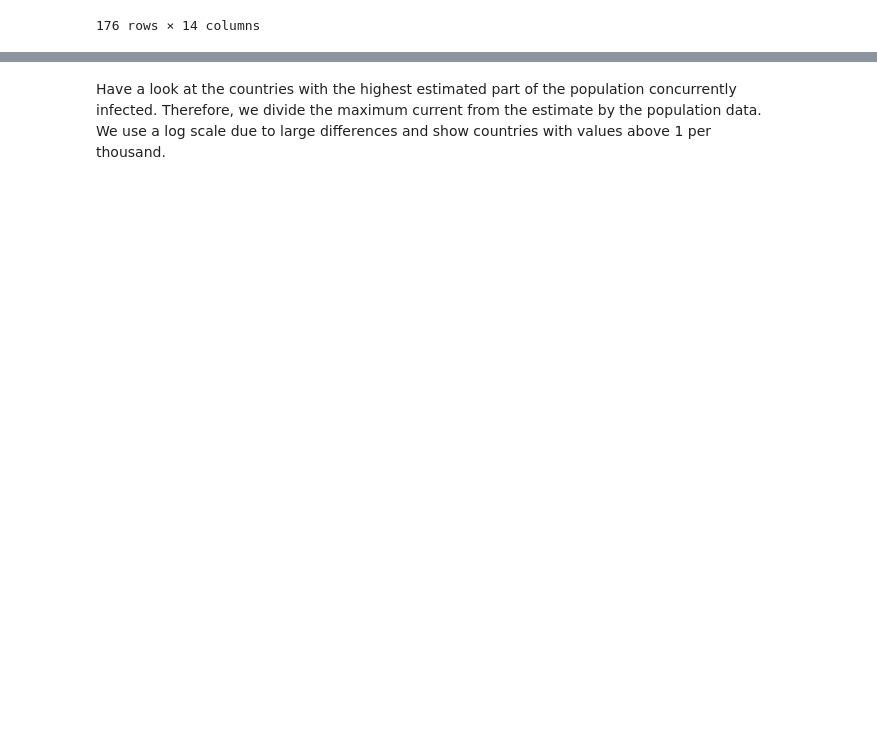
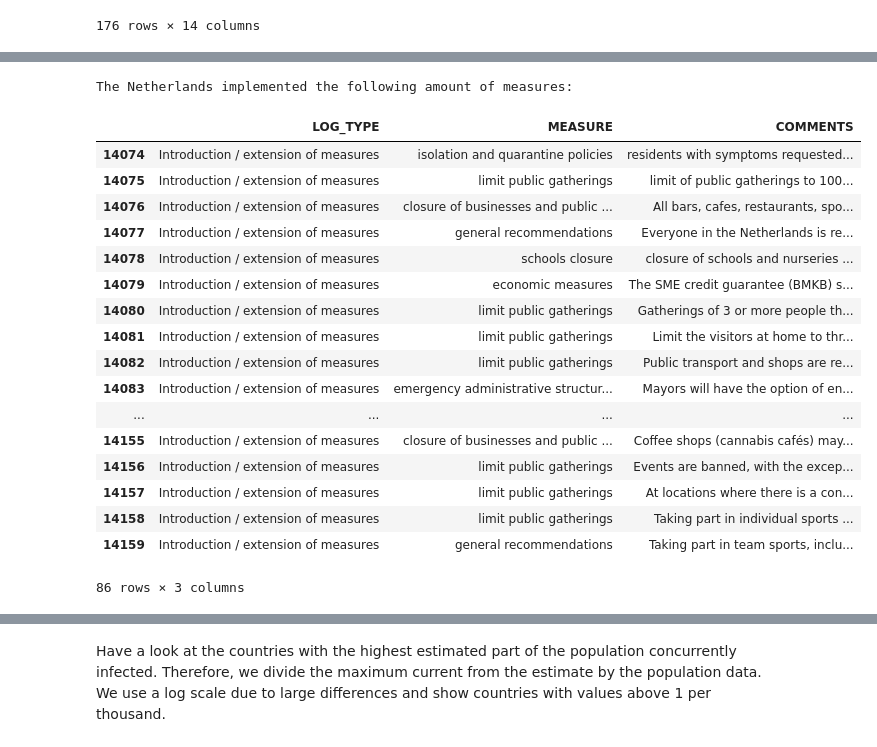
Before and after one commit to MarkRichers/Corona-IBM-Research-, a Jupyter notebook: Measure Modeling + XGBoost Corona. .ipynb, the cells around one changed output, grey strips where cells are left out. Saved outputs shown, nothing was run; the diff lists cells and outputs as text; code cells hidden in the pictures; blank space fills up the shorter version.

```diff
--- a/Measure Modeling + XGBoost Corona. .ipynb
+++ b/Measure Modeling + XGBoost Corona. .ipynb
@@ -46,3 +62,9 @@ df_prog
 | 174 | ZM | Zambia | ZMB | Africa | 17861034.0 | 0.734048 | 0.725965 | 2.248044e+03 | 2020-05-04 | 2020-05-27 | 2020-06-30 | ... |
 | 175 | ZW | Zimbabwe | ZWE | Africa | 14645473.0 | 0.842622 | 0.476120 | 1.270688e+03 | 2020-06-06 | 2020-06-21 | 2020-07-12 | ... |
 176 rows × 14 columns
+# %%
+###!
+dfs = pd.read_excel("acaps_covid19_government_measures_dataset.xlsx", sheet_name="Dataset")
+# df.info()
+
+dfs.info()
@@ -48,0 +159,27 @@ df_prog
+# %%
+###1.6
+country_groups = df.groupby("COUNTRY")
+measures_per_country = country_groups["MEASURE"].value_counts()
+
+print("The Netherlands implemented the following amount of measures:")
+country_groups.get_group("Netherlands")[["LOG_TYPE", "MEASURE","COMMENTS"]]
+# %% [output]
+The Netherlands implemented the following amount of measures:
+|  | LOG_TYPE | MEASURE | COMMENTS |
+| 14074 | Introduction / extension of measures | isolation and quarantine policies | residents with symptoms requested... |
+| 14075 | Introduction / extension of measures | limit public gatherings | limit of public gatherings to 100... |
+| 14076 | Introduction / extension of measures | closure of businesses and public ... | All bars, cafes, restaurants, spo... |
+| 14077 | Introduction / extension of measures | general recommendations | Everyone in the Netherlands is re... |
+| 14078 | Introduction / extension of measures | schools closure | closure of schools and nurseries ... |
+| 14079 | Introduction / extension of measures | economic measures | The SME credit guarantee (BMKB) s... |
+| 14080 | Introduction / extension of measures | limit public gatherings | Gatherings of 3 or more people th... |
+| 14081 | Introduction / extension of measures | limit public gatherings | Limit the visitors at home to thr... |
+| 14082 | Introduction / extension of measures | limit public gatherings | Public transport and shops are re... |
+| 14083 | Introduction / extension of measures | emergency administrative structur... | Mayors will have the option of en... |
+| ... | ... | ... | ... |
+| 14155 | Introduction / extension of measures | closure of businesses and public ... | Coffee shops (cannabis cafés) may... |
+| 14156 | Introduction / extension of measures | limit public gatherings | Events are banned, with the excep... |
+| 14157 | Introduction / extension of measures | limit public gatherings | At locations where there is a con... |
+| 14158 | Introduction / extension of measures | limit public gatherings | Taking part in individual sports ... |
+| 14159 | Introduction / extension of measures | general recommendations | Taking part in team sports, inclu... |
+86 rows × 3 columns
```
Also changed, not shown: parts of 32 cells of this notebook, 18 other files.
